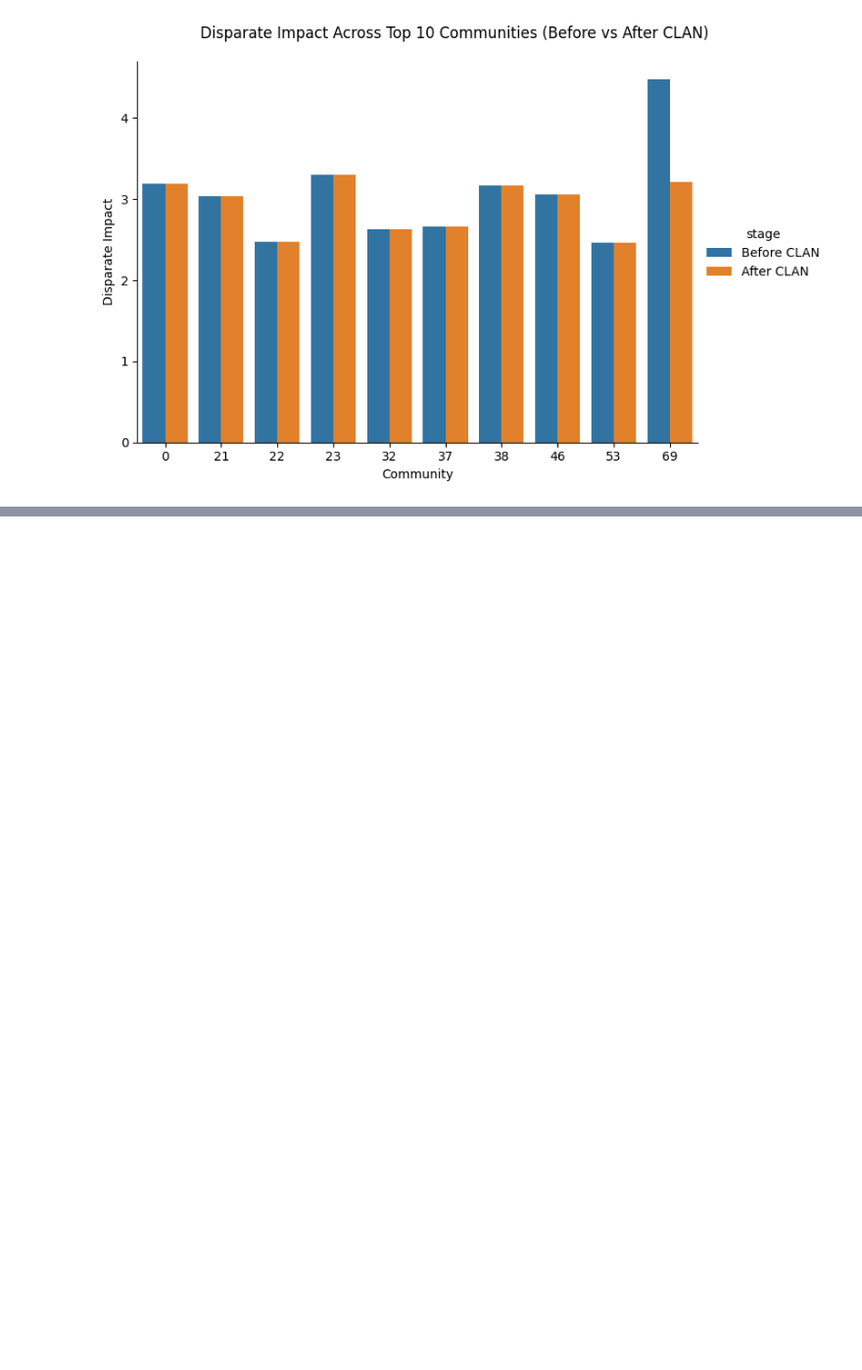
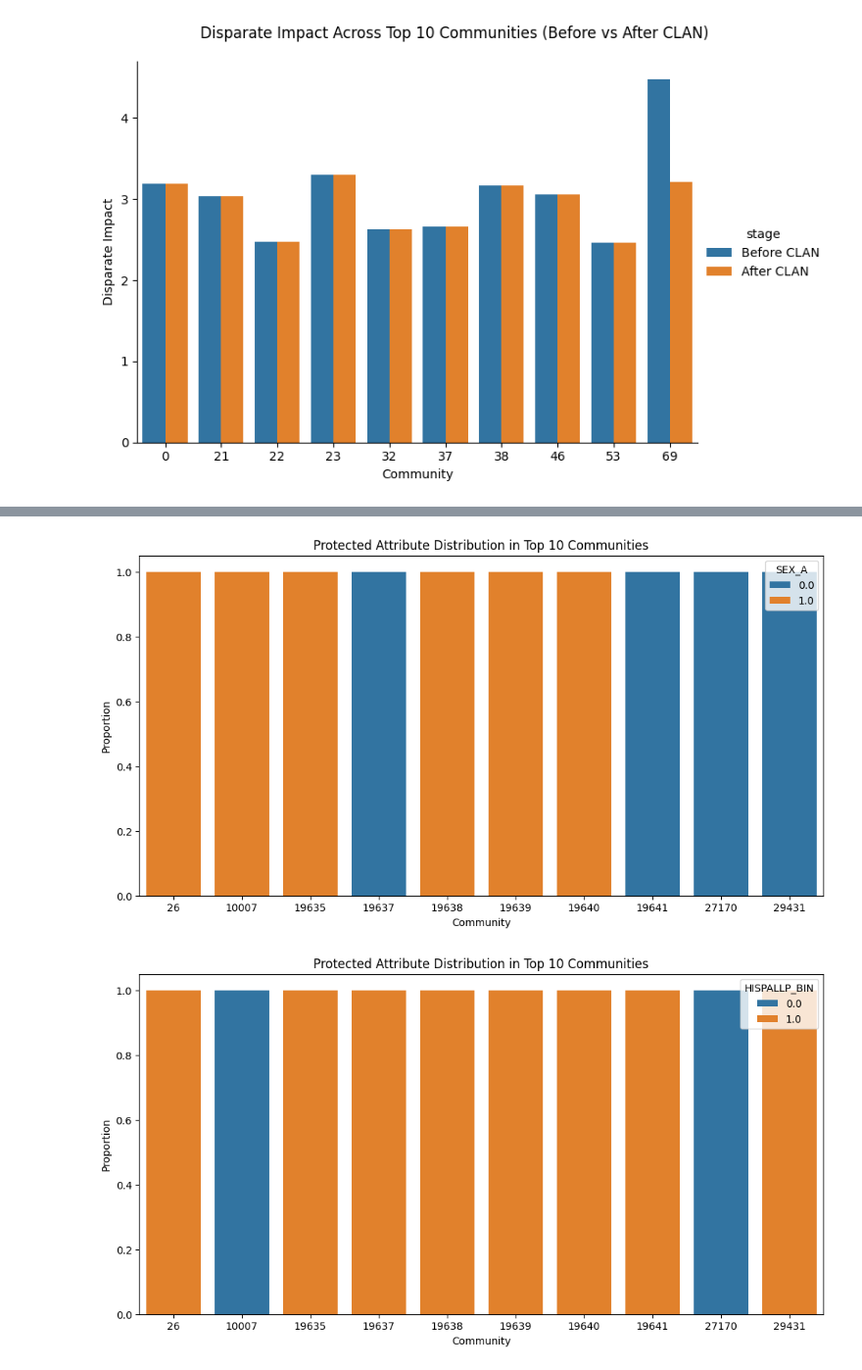
Before and after one commit to marcellypedra/Msc_Applied_Project, a Jupyter notebook: GraphConstruction.ipynb, the cells around one changed output, grey strips where cells are left out. Shown at 98% size. Cells and saved outputs as stored; diff of their text form; code cells hidden in the pictures; blank space fills up the shorter version.

```diff
--- a/GraphConstruction.ipynb
+++ b/GraphConstruction.ipynb
@@ -575,0 +1033,45 @@ plot_fairness_diagnostics_compare(
+# %%
+import matplotlib.pyplot as plt
+import seaborn as sns
+import pandas as pd
+
+def plot_group_distribution(df_nodes, partition, prot_col, top_n=10):
+
+    # Build DataFrame of node → community
+    df_comms = pd.DataFrame({
+        "node": list(partition.keys()),
+        "community": list(partition.values())
+    })
+
+    # Attach protected attribute
+    df_nodes = df_nodes.reset_index().rename(columns={"index": "node"})
+    df_merged = df_comms.merge(df_nodes[["node", prot_col]], on="node")
+
+    # Select top N largest communities
+    comm_sizes = df_merged["community"].value_counts().head(top_n).index
+    df_top = df_merged[df_merged["community"].isin(comm_sizes)]
+
+    # Compute proportions
+    counts = (
+        df_top.groupby(["community", prot_col])
+        .size()
+        .reset_index(name="count")
+    )
+    totals = counts.groupby("community")["count"].transform("sum")
+    counts["proportion"] = counts["count"] / totals
+
+    # Plot stacked bar chart
+    plt.figure(figsize=(12,6))
+    sns.barplot(data=counts, x="community", y="proportion", hue=prot_col)
+    plt.title(f"Protected Attribute Distribution in Top {top_n} Communities")
+    plt.ylabel("Proportion")
+    plt.xlabel("Community")
+    plt.legend(title=prot_col)
+    plt.show()
+
+# --- Example usage with G_final and partition_after ---
+plot_group_distribution(df, partition_after, prot_col="SEX_A", top_n=10)
+plot_group_distribution(df, partition_after, prot_col="HISPALLP_BIN", top_n=10)
+# %% [output]
+[figure, added]
+[figure, added]
```
Also changed, not shown: parts of 13 cells of this notebook.
